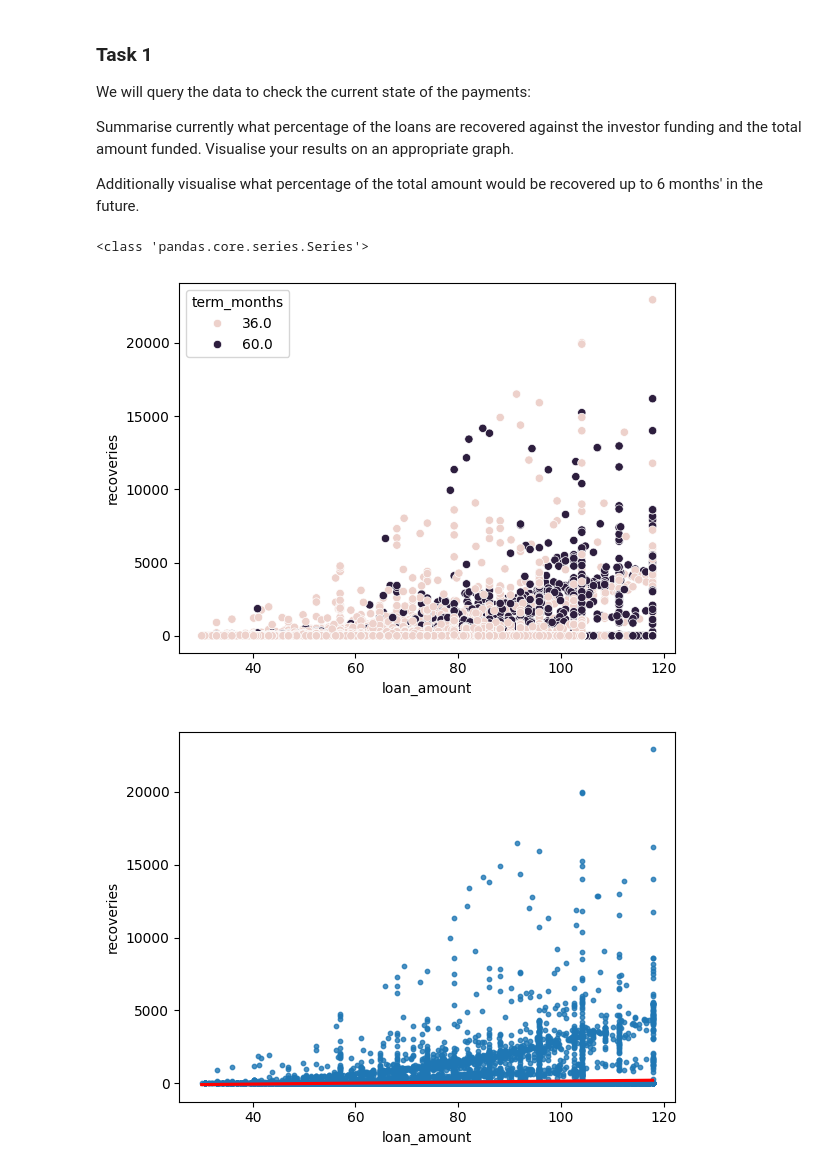
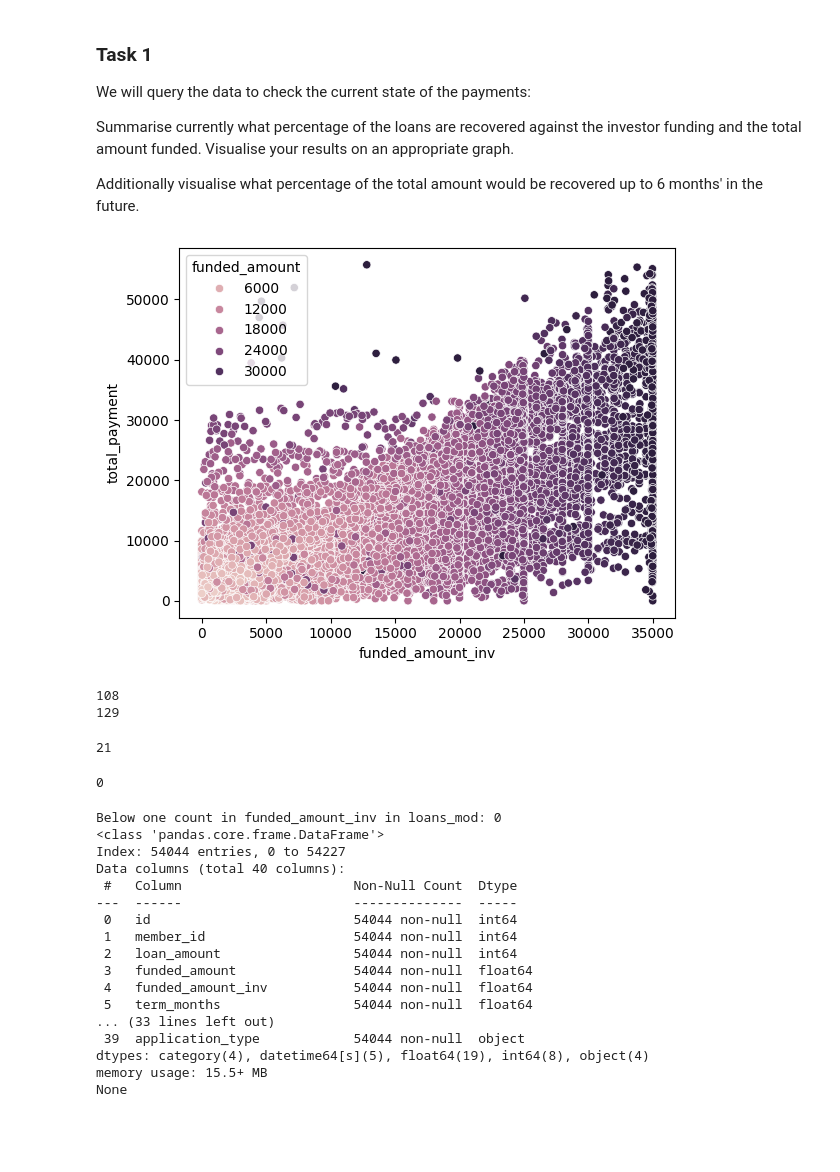
Before and after one commit to armazzer/customer_loans, a Jupyter notebook: analysis_and_visualisation.ipynb, the cells around one changed output. Saved outputs shown, nothing was run; the diff lists cells and outputs as text; code cells hidden in the pictures; blank space fills up the shorter version.

```diff
--- a/analysis_and_visualisation.ipynb
+++ b/analysis_and_visualisation.ipynb
@@ -46,17 +46,51 @@ We will query the data to check the current state of the payments:
 Summarise currently what percentage of the loans are recovered against the investor funding and the total amount funded. Visualise your results on an appropriate graph.
 
 Additionally visualise what percentage of the total amount would be recovered up to 6 months' in the future.
-# %%
-# funded_amount and funded_amount inv were dropped to due to collinearty with loan_amount.
-
-log_recoveries = loans["recoveries"].map(lambda x: np.log(x) if x > 0 else x)
-loans["log_recoveries"] = log_recoveries
-print(type(log_recoveries))
-
-data_plots = plots.Plotter(loans)
-data_plots.scatter("loan_amount", "recoveries", "term_months")
-data_plots.scatter_reg("loan_amount", "recoveries")
-# %% [output]
-<class 'pandas.core.series.Series'>
-[figure, removed]
-[figure, removed]
+# %%
+# Plot the original data: total payment against investor funding and funded amount.
+data_plots = plots.Plotter(loans)
+data_plots.scatter("funded_amount_inv", "total_payment", "funded_amount", loc="upper left")
+# %% [output]
+[figure, added]
+# %%
+zero_count_investment = sum(loans["funded_amount_inv"] == 0)
+below_one_count_investment = sum(loans["funded_amount_inv"] < 1)
+print(zero_count_investment)
+print(below_one_count_investment)
+# %% [output]
+108
+129
+# %%
+zero_count_tot_payment = sum(loans["total_payment"] == 0)
+print(zero_count_tot_payment)
+# %% [output]
+21
+# %%
+zero_count_funding = sum(loans["funded_amount"] == 0)
+print(zero_count_funding)
+# %% [output]
+0
+# %%
+drop_condition = (loans["funded_amount_inv"] < 1)
+loans_mod = loans.drop(loans[drop_condition].index)
+below_one_count_inv_mod = sum(loans_mod["funded_amount_inv"] < 1)
+print(f"Below one count in funded_amount_inv in loans_mod: {below_one_count_inv_mod}")
+print(loans_mod.info())
+# %% [output]
+Below one count in funded_amount_inv in loans_mod: 0
+<class 'pandas.core.frame.DataFrame'>
+Index: 54044 entries, 0 to 54227
+Data columns (total 40 columns):
+ #   Column                      Non-Null Count  Dtype
+---  ------                      --------------  -----
+ 0   id                          54044 non-null  int64
+ 1   member_id                   54044 non-null  int64
+ 2   loan_amount                 54044 non-null  int64
+ 3   funded_amount               54044 non-null  float64
+ 4   funded_amount_inv           54044 non-null  float64
+ 5   term_months                 54044 non-null  float64
+... (33 lines left out)
+ 39  application_type            54044 non-null  object
+dtypes: category(4), datetime64[s](5), float64(19), int64(8), object(4)
+memory usage: 15.5+ MB
+None
```
Also changed, not shown: parts of 48 cells of this notebook.
